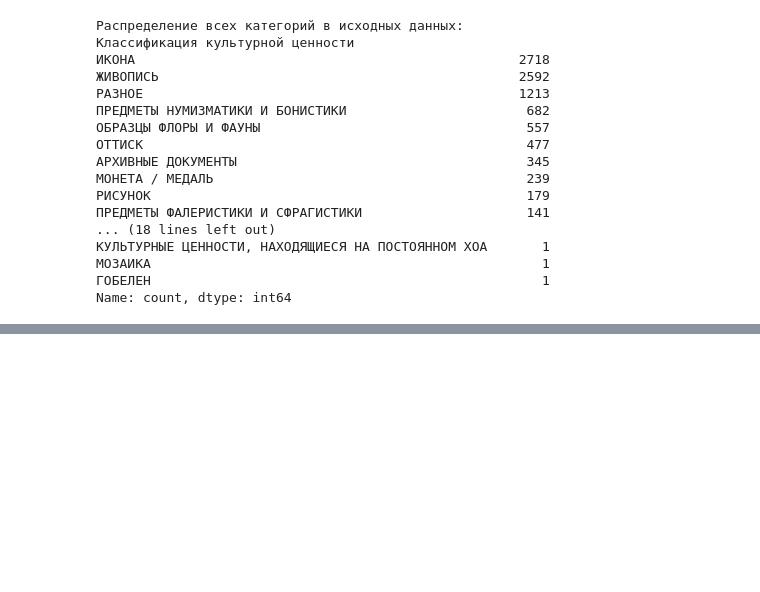
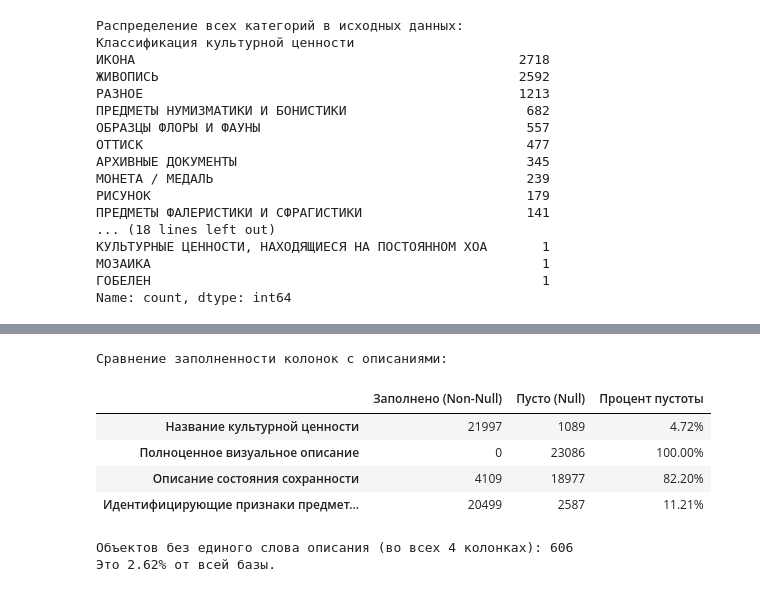
Before and after one commit to YuraYezhov/RU-Dataset-Architect, a Jupyter notebook: 03_heritage_large/scripts/initial_eda_analysis.ipynb, the cells around one changed output, grey strips where cells are left out. Drawn from its saved outputs; the diff is of its cells as text; code cells hidden in the pictures; blank space fills up the shorter version.

```diff
--- a/03_heritage_large/scripts/initial_eda_analysis.ipynb
+++ b/03_heritage_large/scripts/initial_eda_analysis.ipynb
@@ -102,3 +81,23 @@ print(category_counts)
 МОЗАИКА                                                  1
 ГОБЕЛЕН                                                  1
 Name: count, dtype: int64
+# %%
+categories = ['ЖИВОПИСЬ', 'АРХИВНЫЕ ДОКУМЕНТЫ', 'МОНЕТА / МЕДАЛЬ']
+
+print("--- ПРИМЕРЫ ДАННЫХ ИЗ РЕЕСТРА ---\n")
+
+df_orig.columns = df_orig.columns.str.strip()
+
+for cat in categories:
+    print(f"=== КАТЕГОРИЯ: {cat} ===")
+
+    # Берем 2 случайных примера, где название не пустое
+    sample = df_orig[df_orig['Классификация культурной ценности'] == cat].dropna(subset=['Название культурной ценности']).sample(2)
+
+    for i, row in sample.iterrows():
+        print(f"ОБЪЕКТ: {row['Название культурной ценности']}")
+        print(f"СОСТОЯНИЕ: {row['Описание состояния сохранности']}")
+        print(f"ПРИЗНАКИ: {row['Идентифицирующие признаки предмета (надписи, подписи, клейма, пометы, экслибрисы и т.п.)']}")
+        print(f"РАЗМЕРЫ: {row['Высота']} x {row['Ширина']}")
+        print("-" * 30)
+    print("\n")
@@ -104,0 +150,36 @@ Name: count, dtype: int64
+# %%
+# Проверка описательных полей на наличие пропусков.
+
+# Список столбцов с описательными характеристиками для анализа.
+desc_columns = [
+    'Название культурной ценности',
+    'Полноценное визуальное описание',
+    'Описание состояния сохранности',
+    'Идентифицирующие признаки предмета (надписи, подписи, клейма, пометы, экслибрисы и т.п.)'
+]
+
+# Формирование сводной таблицы с анализом пропущенных значений.
+desc_stats = pd.DataFrame({
+    'Заполнено (Non-Null)': df_orig[desc_columns].notnull().sum(),
+    'Пусто (Null)': df_orig[desc_columns].isnull().sum(),
+    'Процент пустоты': (df_orig[desc_columns].isnull().sum() / len(df_orig) * 100).map('{:.2f}%'.format)
+})
+
+print("Сравнение заполненности колонок с описаниями:")
+display(desc_stats)
+
+# Дополнительная проверка: а есть ли строки, где ВООБЩЕ НЕТ никакого описания?
+# Проверяем строки, где все выбранные колонки пустые
+total_empty_rows = df_orig[desc_columns].isnull().all(axis=1).sum()
+
+print(f"\nОбъектов без единого слова описания (во всех {len(desc_columns)} колонках): {total_empty_rows}")
+print(f"Это {total_empty_rows / len(df_orig) * 100:.2f}% от всей базы.")
+# %% [output]
+Сравнение заполненности колонок с описаниями:
+|  | Заполнено (Non-Null) | Пусто (Null) | Процент пустоты |
+| Название культурной ценности | 21997 | 1089 | 4.72% |
+| Полноценное визуальное описание | 0 | 23086 | 100.00% |
+| Описание состояния сохранности | 4109 | 18977 | 82.20% |
+| Идентифицирующие признаки предмет... | 20499 | 2587 | 11.21% |
+Объектов без единого слова описания (во всех 4 колонках): 606
+Это 2.62% от всей базы.
```
Also changed, not shown: parts of 16 cells of this notebook, 2 other files.
